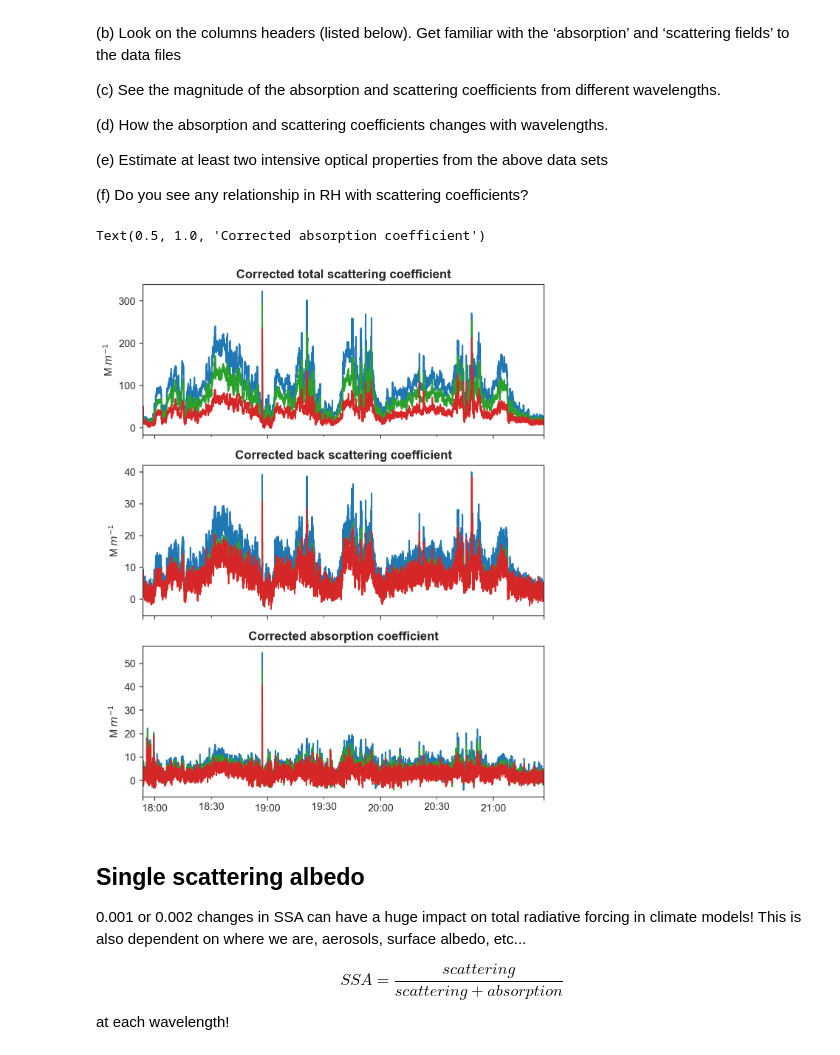
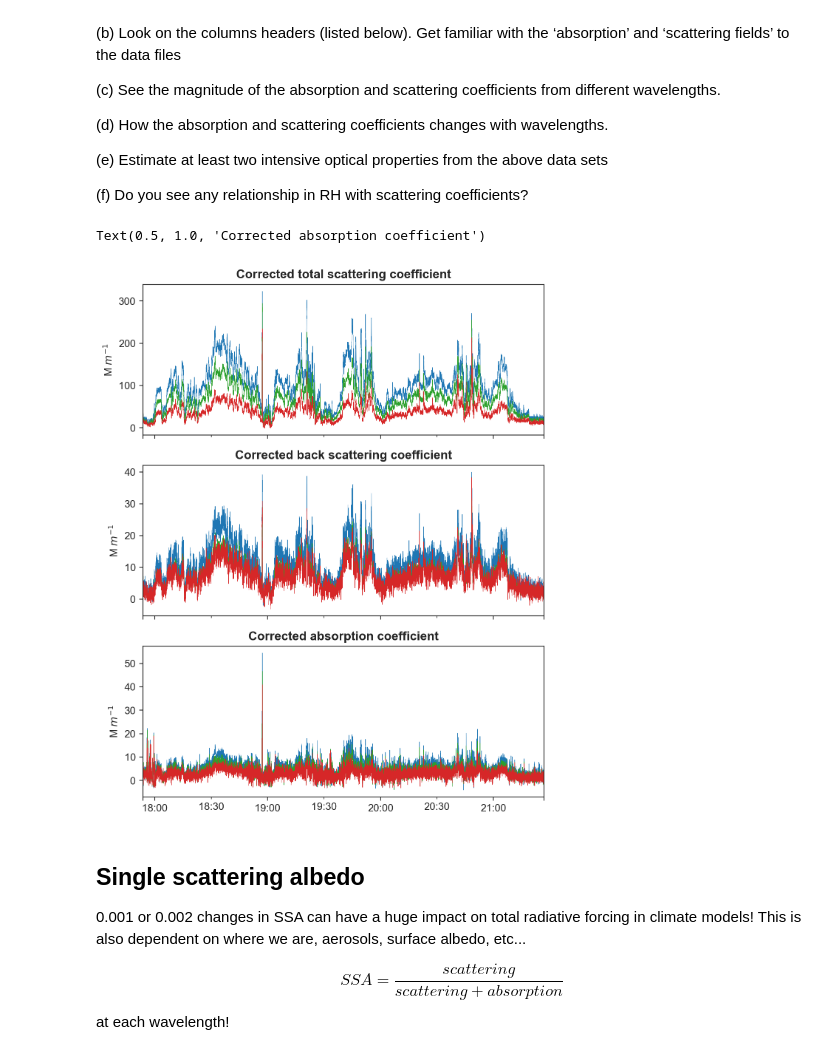
Before and after one commit to james-y-yoon/PNNL_ATMS_591, a Jupyter notebook: Day3_Optical_Properties_Demo/Optical_Properties_Code.ipynb, the cells around one changed output. Saved outputs shown, nothing was run; the diff lists cells and outputs as text; code cells hidden in the pictures.

```diff
--- a/Day3_Optical_Properties_Demo/Optical_Properties_Code.ipynb
+++ b/Day3_Optical_Properties_Demo/Optical_Properties_Code.ipynb
@@ -39,26 +36,26 @@ df_cloud = df[df.F_cld == 1]
 # %%
 fig, (ax, ax2, ax3) = plt.subplots(3,1, sharex = True, figsize = (7,9))
 
-df['tbs_tr_corr'].plot(ax = ax, color = 'tab:blue')
-df['tgs_tr_corr'].plot(ax = ax, color = 'tab:green')
-df['trs_tr_corr'].plot(ax = ax, color = 'tab:red')
+df['tbs_tr_corr'].plot(ax = ax, color = 'tab:blue', lw = 0.4)
+df['tgs_tr_corr'].plot(ax = ax, color = 'tab:green', lw = 0.4)
+df['trs_tr_corr'].plot(ax = ax, color = 'tab:red', lw = 0.4)
 ax.set_ylabel('M $m^{-1}$')
 ax.set_title('Corrected total scattering coefficient', weight = 'bold')
 
-df['bbs_tr_corr'].plot(ax = ax2, color = 'tab:blue')
-df['bgs_tr_corr'].plot(ax = ax2, color = 'tab:green')
-df['brs_tr_corr'].plot(ax = ax2, color = 'tab:red')
+df['bbs_tr_corr'].plot(ax = ax2, color = 'tab:blue', lw = 0.4)
+df['bgs_tr_corr'].plot(ax = ax2, color = 'tab:green', lw = 0.4)
+df['brs_tr_corr'].plot(ax = ax2, color = 'tab:red', lw = 0.4)
 ax2.set_ylabel('M $m^{-1}$')
 ax2.set_title('Corrected back scattering coefficient', weight = 'bold')
 
-df['tba_corr'].plot(ax = ax3, color = 'tab:blue')
-df['tga_corr'].plot(ax = ax3, color = 'tab:green')
-df['tra_corr'].plot(ax = ax3, color = 'tab:red')
+df['tba_corr'].plot(ax = ax3, color = 'tab:blue', lw = 0.4)
+df['tga_corr'].plot(ax = ax3, color = 'tab:green', lw = 0.4)
+df['tra_corr'].plot(ax = ax3, color = 'tab:red', lw = 0.4)
 ax3.set_ylabel('M $m^{-1}$')
 ax3.set_title('Corrected absorption coefficient', weight = 'bold')
 # %% [output]
 Text(0.5, 1.0, 'Corrected absorption coefficient')
-[figure, old version]
+[figure, new version]
 # %%
 df['ssa_green'] = df['tgs_tr_corr'] / (df['tgs_tr_corr'] + df['tga_corr'])
 df['ssa_red'] = df['trs_tr_corr'] / (df['trs_tr_corr'] + df['tra_corr'])
```
Also changed, not shown: parts of 6 cells of this notebook.
